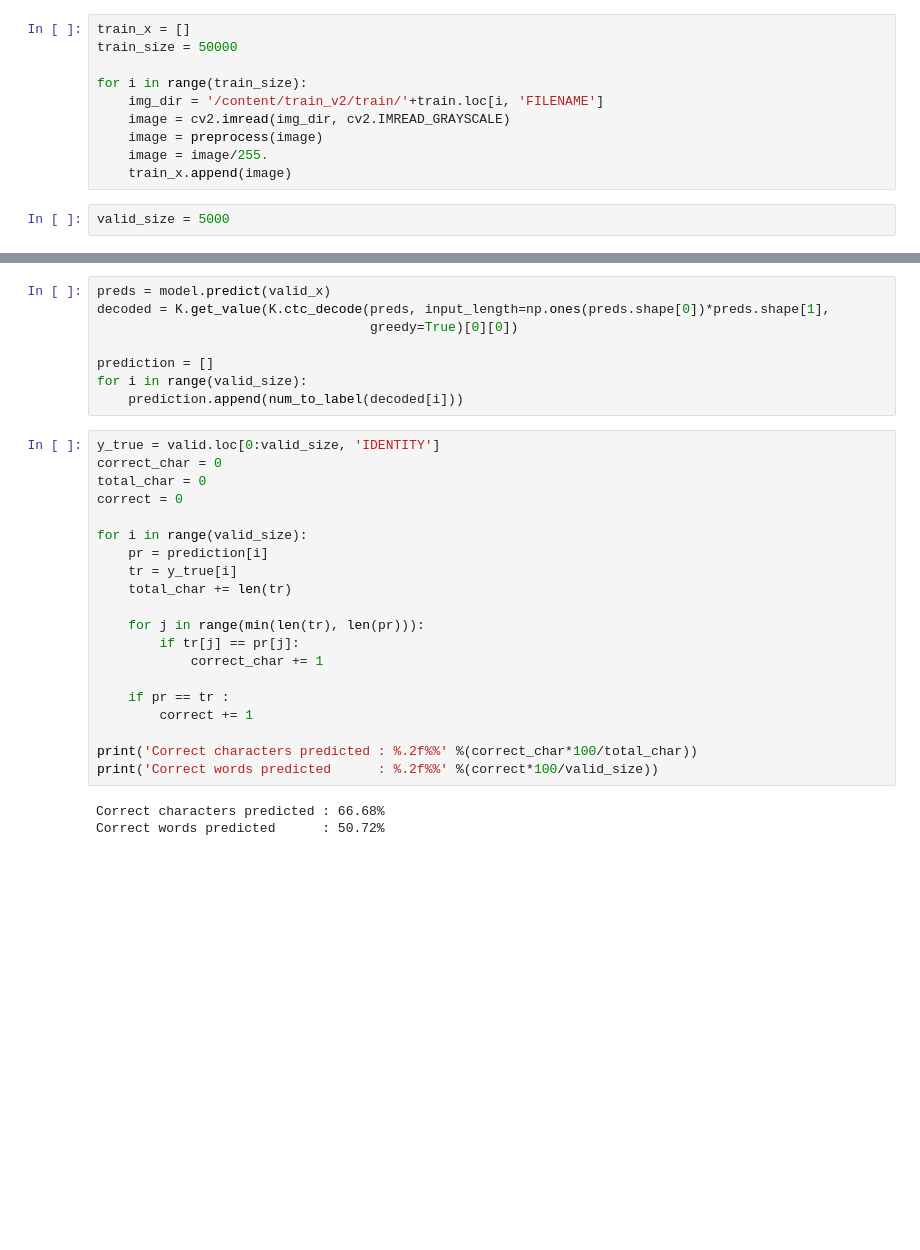
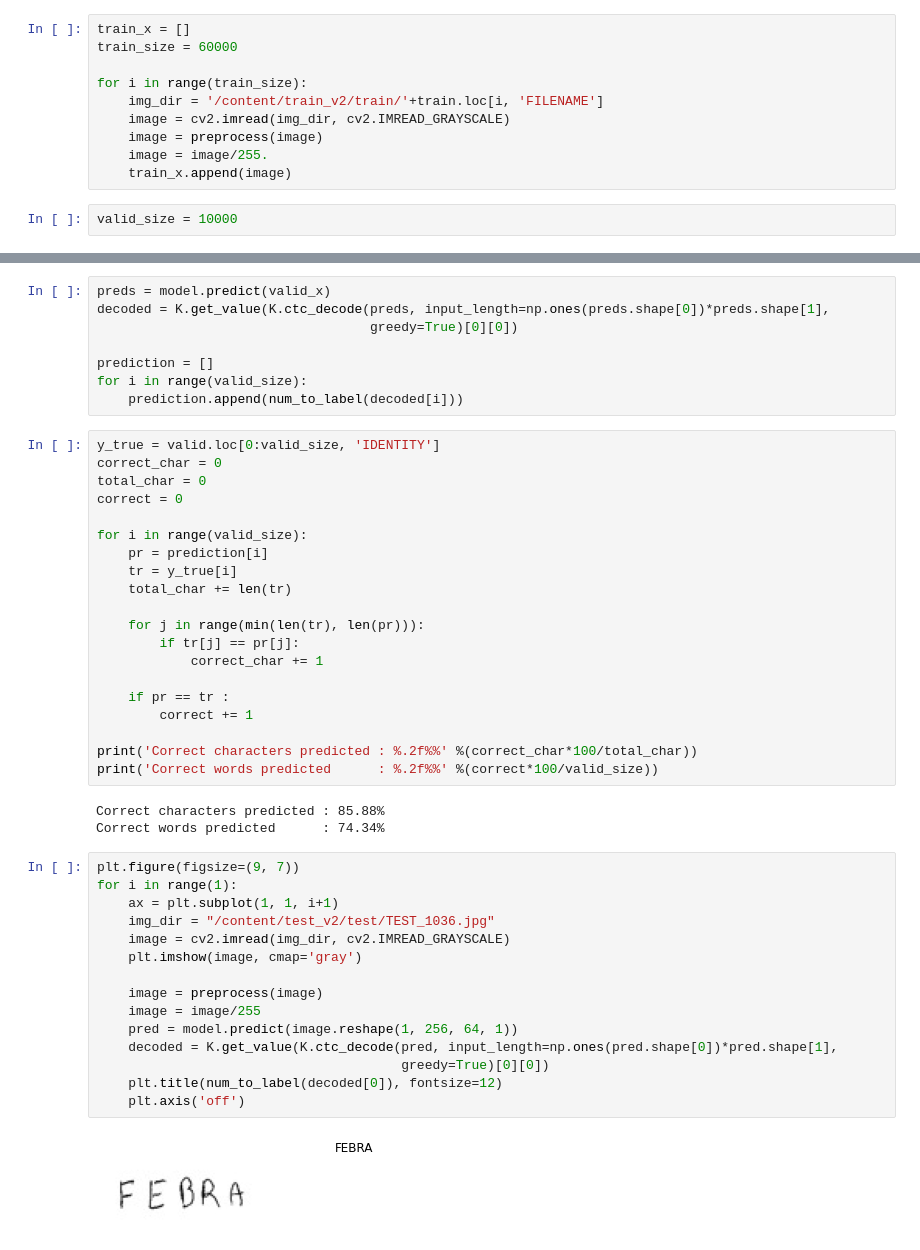
Before and after one commit to Karma-Yogi-Rahil/Deep_Learning_Projects, a Jupyter notebook: Copy_of_Handwritten_train.ipynb, the cells around one changed output, grey strips where cells are left out. Cells and saved outputs as stored; diff of their text form; blank space fills up the shorter version.

```diff
--- a/Copy_of_Handwritten_train.ipynb
+++ b/Copy_of_Handwritten_train.ipynb
@@ -181,7 +132,7 @@ def preprocess(img):
     return cv2.rotate(final_img, cv2.ROTATE_90_CLOCKWISE)
 # %%
 train_x = []
-train_size = 50000
+train_size = 60000
 
 for i in range(train_size):
     img_dir = '/content/train_v2/train/'+train.loc[i, 'FILENAME']
@@ -190,7 +141,7 @@ for i in range(train_size):
     image = image/255.
     train_x.append(image)
 # %%
-valid_size = 5000
+valid_size = 10000
 # %%
 valid_x = []
 
@@ -376,5 +338,22 @@ for i in range(valid_size):
 print('Correct characters predicted : %.2f%%' %(correct_char*100/total_char))
 print('Correct words predicted      : %.2f%%' %(correct*100/valid_size))
 # %% [output]
-Correct characters predicted : 66.68%
-Correct words predicted      : 50.72%
+Correct characters predicted : 85.88%
+Correct words predicted      : 74.34%
+# %%
+plt.figure(figsize=(9, 7))
+for i in range(1):
+    ax = plt.subplot(1, 1, i+1)
+    img_dir = "/content/test_v2/test/TEST_1036.jpg"
+    image = cv2.imread(img_dir, cv2.IMREAD_GRAYSCALE)
+    plt.imshow(image, cmap='gray')
+
+    image = preprocess(image)
+    image = image/255
+    pred = model.predict(image.reshape(1, 256, 64, 1))
+    decoded = K.get_value(K.ctc_decode(pred, input_length=np.ones(pred.shape[0])*pred.shape[1],
+                                       greedy=True)[0][0])
+    plt.title(num_to_label(decoded[0]), fontsize=12)
+    plt.axis('off')
+# %% [output]
+[figure, added]
```
Also changed, not shown: parts of 20 cells of this notebook.
